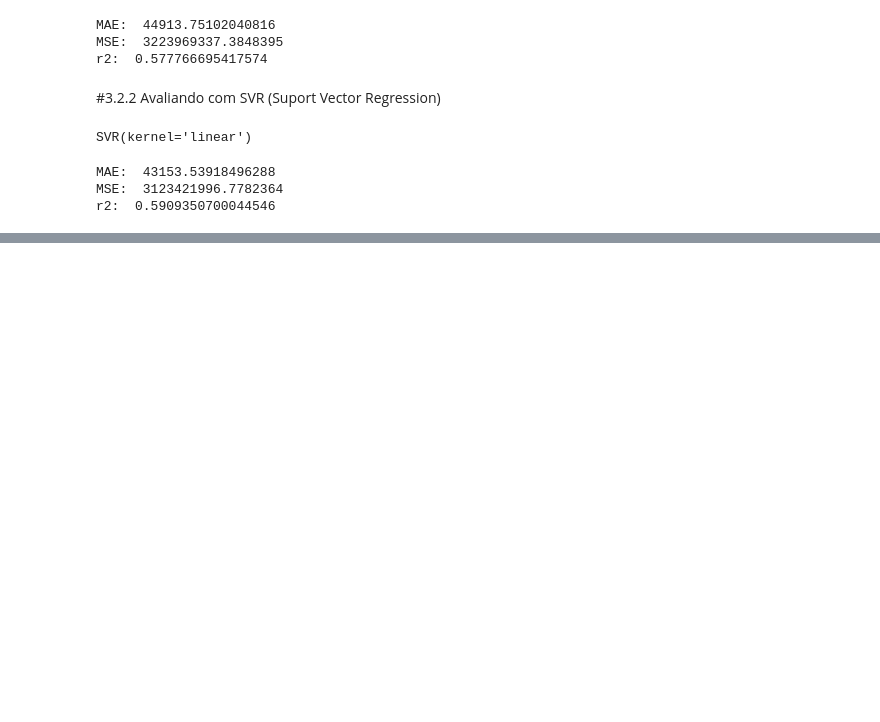
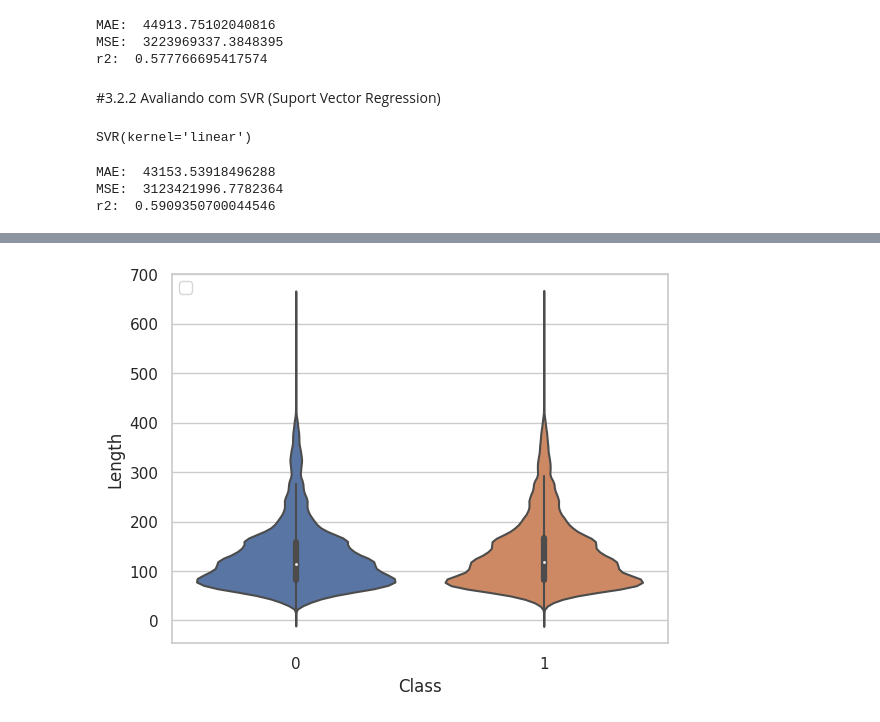
Before and after one commit to aloisiok1/Machine-Learning-com-Python, a Jupyter notebook: Machine_Learning_com_python.ipynb, the cells around one changed output, grey strips where cells are left out. Drawn from its saved outputs; the diff is of its cells as text; code cells hidden in the pictures; blank space fills up the shorter version.

```diff
--- a/Machine_Learning_com_python.ipynb
+++ b/Machine_Learning_com_python.ipynb
@@ -1631,0 +1703,4 @@ r2:  0.5909350700044546
+# %%
+sns.violinplot(x="Class", y="Length", data=air)
+plt.show()
+# %% [output]
@@ -1631,0 +1708 @@ r2:  0.5909350700044546
+[figure, added]
```
Also changed, not shown: parts of 17 cells of this notebook, 2 other files.
